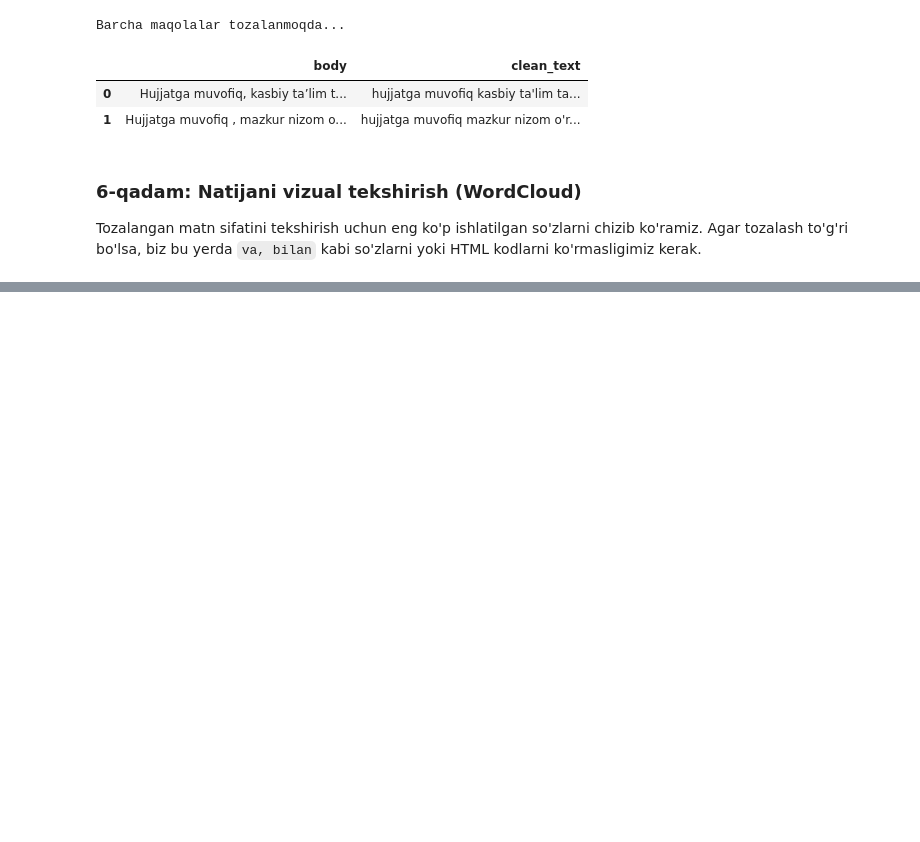
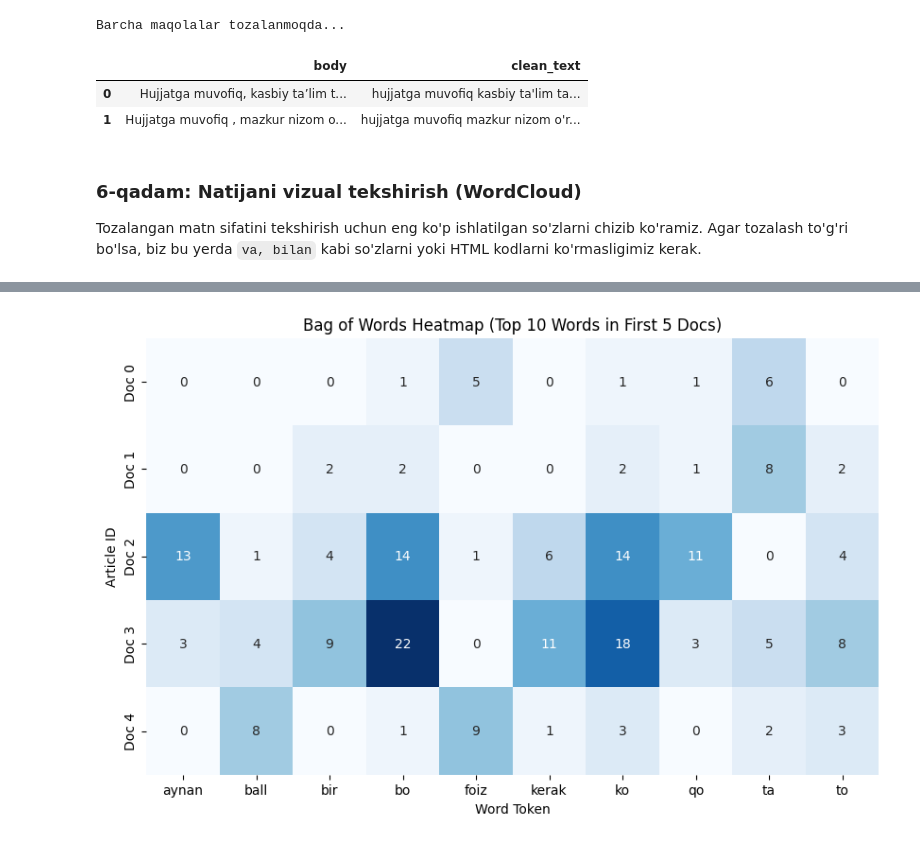
Before and after one commit to multi-modal-rtm/uznlp_course, a Jupyter notebook: labs/theme_01_preprocessing/exploration.ipynb, the cells around one changed output, grey strips where cells are left out. Cells and saved outputs as stored; diff of their text form; code cells hidden in the pictures; blank space fills up the shorter version.

```diff
--- a/labs/theme_01_preprocessing/exploration.ipynb
+++ b/labs/theme_01_preprocessing/exploration.ipynb
@@ -345,0 +389,25 @@ plt.show()
+# %%
+import seaborn as sns
+from sklearn.feature_extraction.text import CountVectorizer
+
+# 1. Vizualizatsiya uchun mini-vektorizatorni ishga tushiramiz
+# Grafik ekranga mos kelishi uchun biz faqat eng yaxshi 10 ta so'zni olamiz
+mini_vec = CountVectorizer(max_features=10, stop_words=list(stopwords_list))
+
+# 2. Faqat dastlabki 5 ta hujjatga mos keladi
+subset_text = df['clean_text'].iloc[:5]
+matrix = mini_vec.fit_transform(subset_text)
+
+# 3. Chizish uchun DataFrame yarating
+dense_df = pd.DataFrame(matrix.toarray(), columns=mini_vec.get_feature_names_out())
+dense_df.index = [f"Doc {i}" for i in range(5)]
+
+# 4. Issiqlik xaritasi (Heatmap)
+plt.figure(figsize=(10, 6))
+sns.heatmap(dense_df, annot=True, cmap="Blues", cbar=False)
+plt.title("Bag of Words Heatmap (Top 10 Words in First 5 Docs)")
+plt.ylabel("Article ID")
+plt.xlabel("Word Token")
+plt.show()
+# %% [output]
+[figure, added]
```
Also changed, not shown: parts of 3 cells of this notebook, 15 other files.
